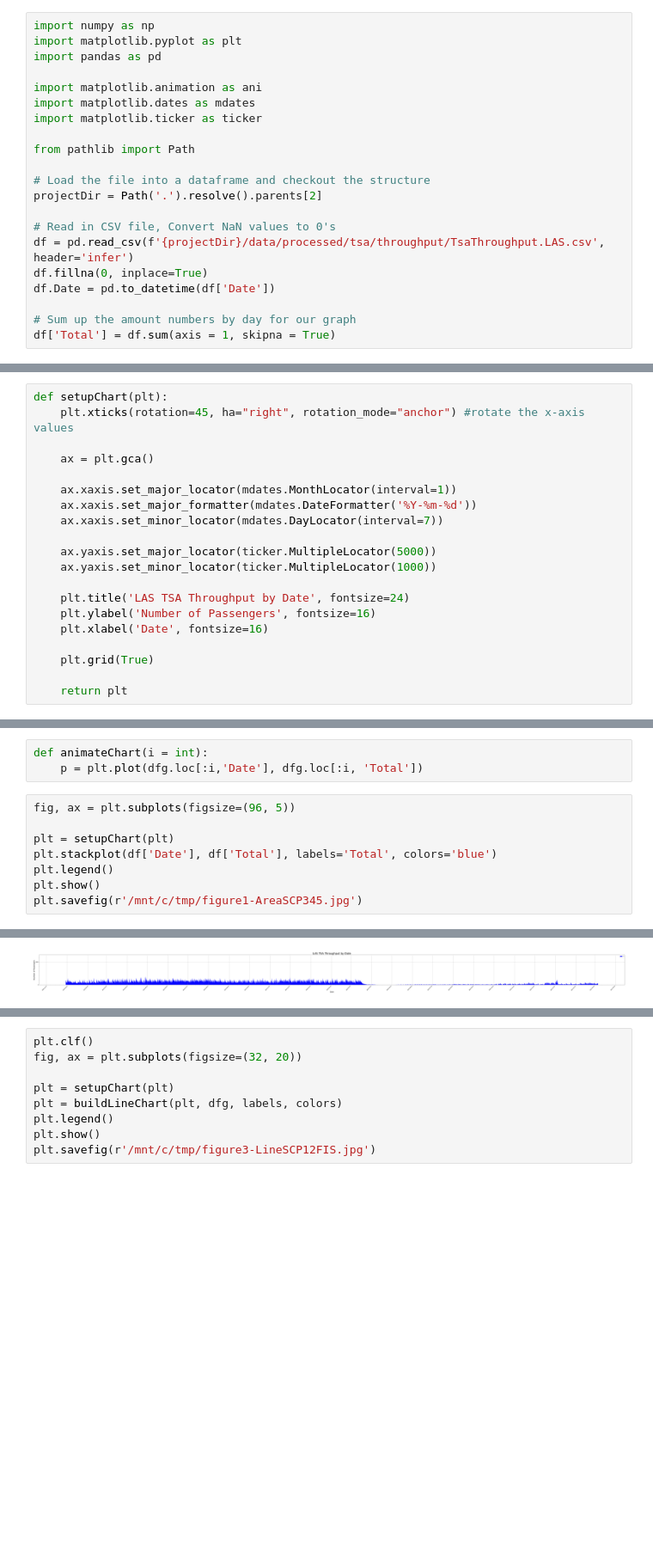
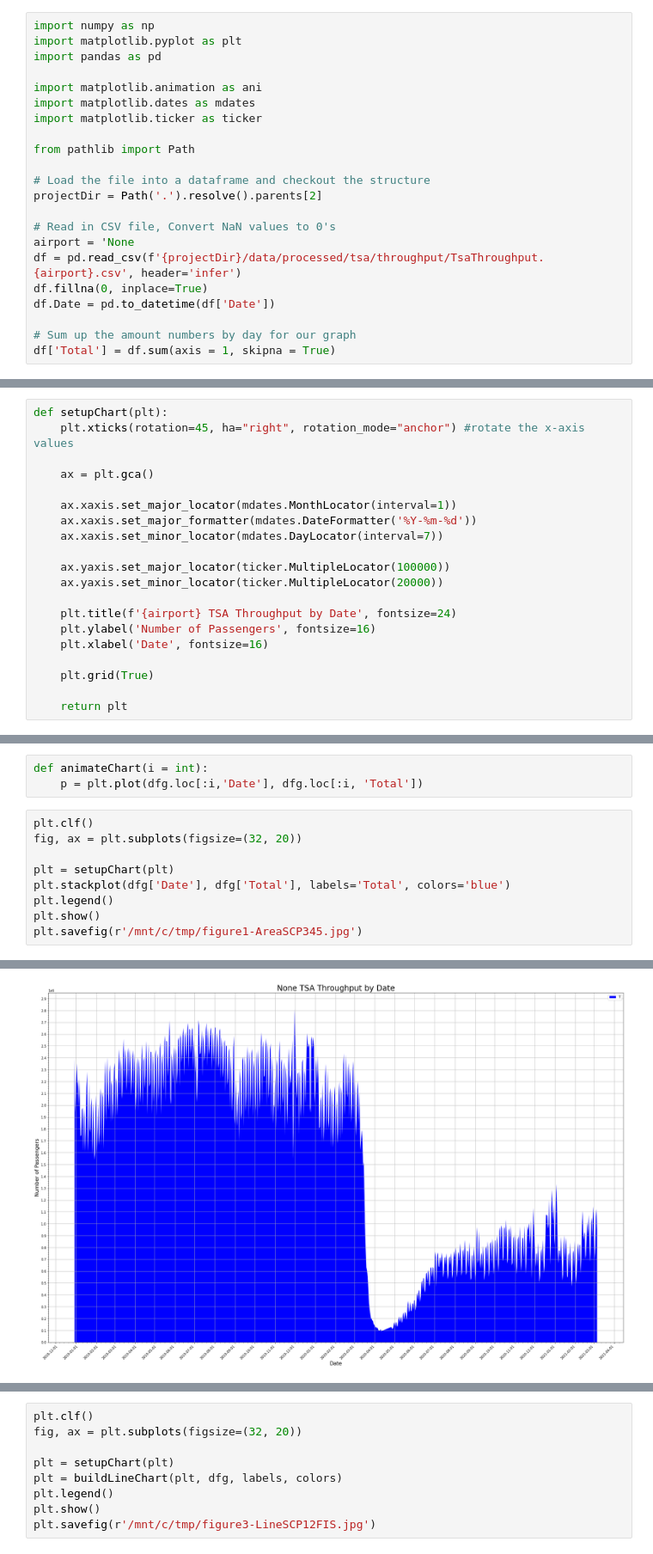
Before and after one commit to mikelor/TsaThroughput, a Jupyter notebook: src/tsa_throughput/notebooks/AnalyzeAirportThroughput.ipynb, the cells around one changed output, grey strips where cells are left out. Shown at 86% size. Cells and saved outputs as stored; diff of their text form; blank space fills up the shorter version.

```diff
--- a/src/tsa_throughput/notebooks/AnalyzeAirportThroughput.ipynb
+++ b/src/tsa_throughput/notebooks/AnalyzeAirportThroughput.ipynb
@@ -13,7 +13,8 @@ from pathlib import Path
 projectDir = Path('.').resolve().parents[2]
 
 # Read in CSV file, Convert NaN values to 0's
-df = pd.read_csv(f'{projectDir}/data/processed/tsa/throughput/TsaThroughput.LAS.csv', header='infer')
+airport = 'None
+df = pd.read_csv(f'{projectDir}/data/processed/tsa/throughput/TsaThroughput.{airport}.csv', header='infer')
 df.fillna(0, inplace=True)
 df.Date = pd.to_datetime(df['Date'])
 
@@ -31,10 +40,10 @@ def setupChart(plt):
 	ax.xaxis.set_major_formatter(mdates.DateFormatter('%Y-%m-%d'))
 	ax.xaxis.set_minor_locator(mdates.DayLocator(interval=7))
 
-	ax.yaxis.set_major_locator(ticker.MultipleLocator(5000))
-	ax.yaxis.set_minor_locator(ticker.MultipleLocator(1000))
+	ax.yaxis.set_major_locator(ticker.MultipleLocator(100000))
+	ax.yaxis.set_minor_locator(ticker.MultipleLocator(20000))
 
-	plt.title('LAS TSA Throughput by Date', fontsize=24)
+	plt.title(f'{airport} TSA Throughput by Date', fontsize=24)
 	plt.ylabel('Number of Passengers', fontsize=16)
 	plt.xlabel('Date', fontsize=16)
 
@@ -54,10 +63,11 @@ def buildLineChart(plt, df):
 def animateChart(i = int):
 	p = plt.plot(dfg.loc[:i,'Date'], dfg.loc[:i, 'Total'])
 # %%
-fig, ax = plt.subplots(figsize=(96, 5))
+plt.clf()
+fig, ax = plt.subplots(figsize=(32, 20))
 
 plt = setupChart(plt)
-plt.stackplot(df['Date'], df['Total'], labels='Total', colors='blue')
+plt.stackplot(dfg['Date'], dfg['Total'], labels='Total', colors='blue')
 plt.legend()
 plt.show()
 plt.savefig(r'/mnt/c/tmp/figure1-AreaSCP345.jpg')
@@ -65 +76 @@ plt.savefig(r'/mnt/c/tmp/figure1-AreaSCP345.jpg')
-[figure, old version]
+[figure, new version]
```
Also changed, not shown: parts of 4 cells of this notebook, 5 other files.
